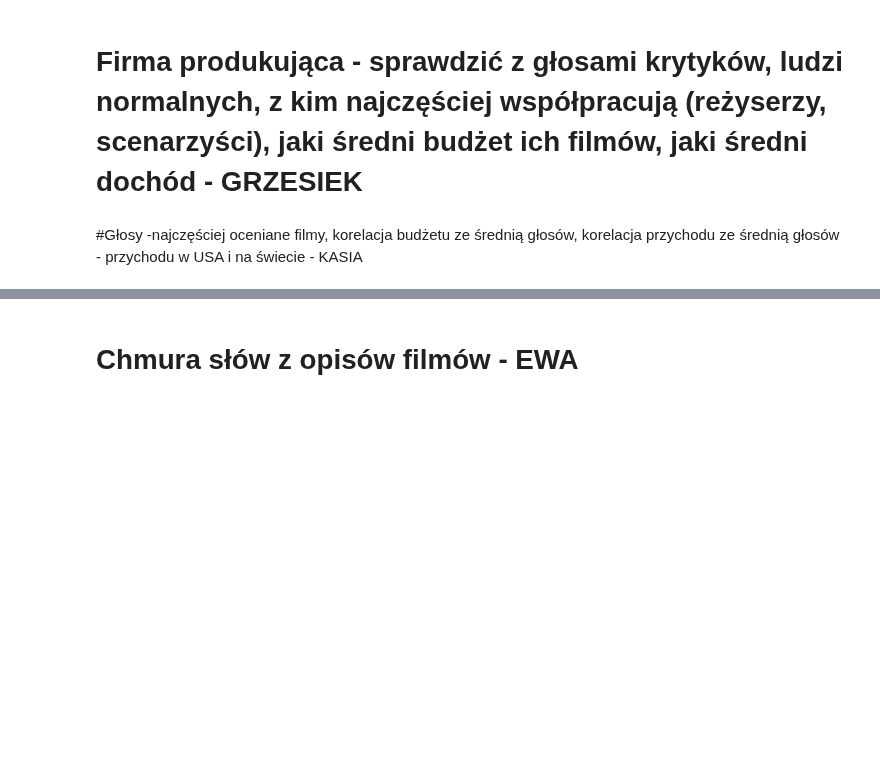
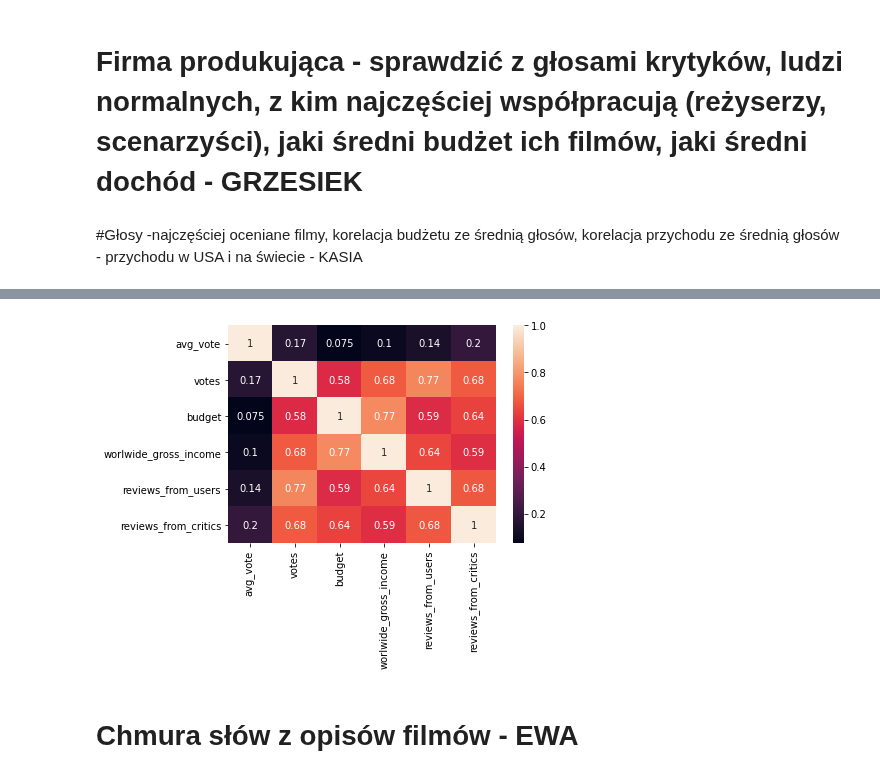
Before and after one commit to KatBotkowska/CodersCrew, a Jupyter notebook: Netflix_data.ipynb, the cells around one changed output, grey strips where cells are left out. Saved outputs shown, nothing was run; the diff lists cells and outputs as text; code cells hidden in the pictures; blank space fills up the shorter version.

```diff
--- a/Netflix_data.ipynb
+++ b/Netflix_data.ipynb
@@ -1555,3 +1557,7 @@ actors_all.sort_values(by='count', ascending=False).reset_index().head(10)
 imdb_names.head()
 # %% [markdown]
 #Głosy -najczęściej oceniane filmy, korelacja budżetu ze średnią głosów, korelacja przychodu ze średnią głosów - przychodu w USA i na świecie - KASIA
+# %%
+imdb_votes = imdb_movies_all_USD = imdb_movies[imdb_movies.currency_for_usaincome.eq('$') & imdb_movies.currency_for_wwincome.eq('$') & imdb_movies.currency_for_budget.eq('$')]
+imdb_votes = imdb_votes[['title', 'avg_vote', 'votes', 'budget', 'worlwide_gross_income', 'reviews_from_users', 'reviews_from_critics']]
+imdb_votes.head()
@@ -1557,0 +1571,3 @@ imdb_names.head()
+# %%
+imdb_corr=imdb_votes.corr()
+imdb_corr
@@ -1557,0 +1582,5 @@ imdb_names.head()
+# %%
+sn.heatmap(imdb_corr, annot=True)
+plt.show()
+# %% [output]
+[figure, added]
```
Also changed, not shown: parts of 4 cells of this notebook.
